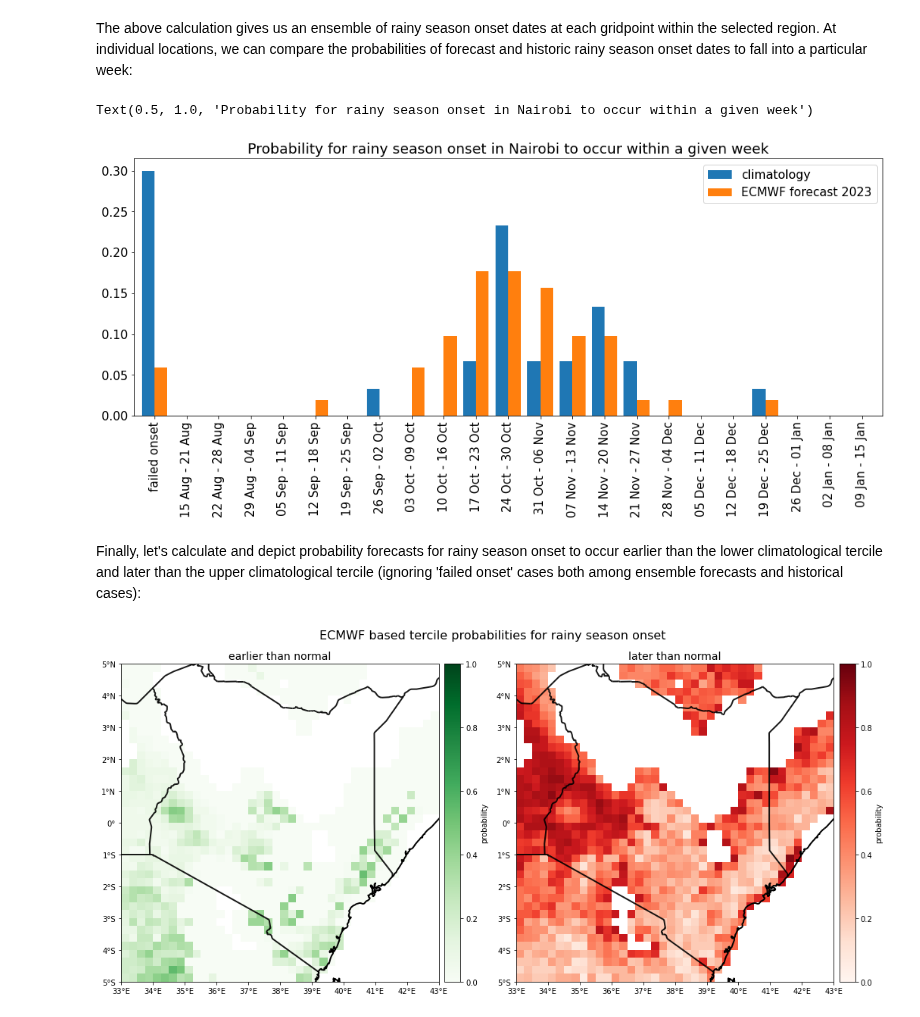
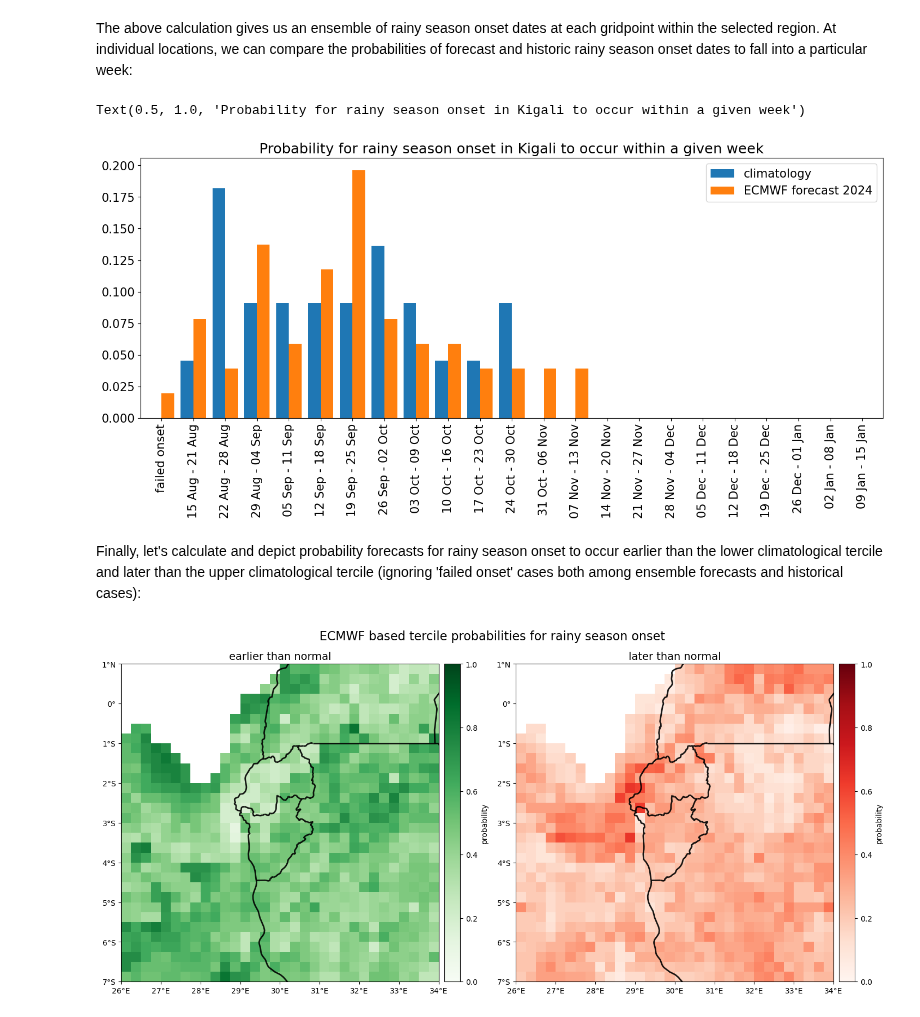
Before and after one commit to SeasonalForecastingEngine/CONFER-WP3, a Jupyter notebook: notebooks/onset_example.ipynb, the cells around one changed output. Drawn from its saved outputs; the diff is of its cells as text; code cells hidden in the pictures.

```diff
--- a/notebooks/onset_example.ipynb
+++ b/notebooks/onset_example.ipynb
@@ -25,9 +25,9 @@ Set the variables that define the season and region in which we search for rainy
 
 The default values used by ICPAC are thr_wet = 20, thr_dry = 1, and len_dry_spell = 7. However, for drier regions within GHA, these values can lead to a large number of years with a 'failed onset' because the onset criterion is not met. The subsequent cells will evaluate that and mask grid points with too many failed onset. If too many grid points are masked, we recommend adjusting these values and e.g. permit longer dry spells or lower the threshold for a wet spell.
 # %%
-region = 'Kenya'    # Either 'GHA' for the entire domain or any country name within the GHA region
+region = 'Rwanda'    # Either 'GHA' for the entire domain or any country name within the GHA region
 
-year_clm_start = 1993  # first year of the climatological reference period
+year_clm_start = 2001  # first year of the climatological reference period
 year_clm_end = 2022    # last year fof the climatological reference period
 
 year_fcst = 2024       # year for which a rainy season onset date should be predicted
@@ -200,47 +196,47 @@ Calculating rainy season onset dates ...
 # %% [markdown]
 The above calculation gives us an ensemble of rainy season onset dates at each gridpoint within the selected region. At individual locations, we can compare the probabilities of forecast and historic rainy season onset dates to fall into a particular week:
 # %%
-lon_exmpl = 36.82       # longitude of example location
-lat_exmpl = -1.29       # latitude of example location
-name_exmpl = 'Nairobi'  # name of the selected location
+#lon_exmpl = 36.82       # longitude of example location
+#lat_exmpl = -1.29       # latitude of example location
+#name_exmpl = 'Nairobi'  # name of the selected location
 
 #lon_exmpl = 38.75           # longitude of example location
 #lat_exmpl =  9.00           # latitude of example location
 #name_exmpl = 'Addis Abeba'  # name of the selected location
 
 #lon_exmpl = 32.56       # longitude of example location
 #lat_exmpl =  0.31       # latitude of example location
 #name_exmpl = 'Kampala'  # name of the selected location
 
 #lon_exmpl = 45.33         # longitude of example location
 #lat_exmpl =  2.05         # latitude of example location
 #name_exmpl = 'Moghadishu' # name of the selected location
 
 #lon_exmpl = 39.21            # longitude of example location
 #lat_exmpl = -6.84            # latitude of example location
 #name_exmpl = 'Dar-es-Salaam' # name of the selected location
 
-#lon_exmpl = 30.09       # longitude of example location
-#lat_exmpl = -1.96       # latitude of example location
-#name_exmpl = 'Kigali'   # name of the selected location
+lon_exmpl = 30.09       # longitude of example location
+lat_exmpl = -1.96       # latitude of example location
+name_exmpl = 'Kigali'   # name of the selected location
 
 
 
 ix, iy = get_nearest_grid_index(lon_exmpl, lat_exmpl, lon_chirps, lat_chirps)
 
 date_range_weeks = ['failed onset']+[(pd.Timestamp(date_start)+pd.Timedelta(days=7*iwk)).strftime("%d %b")+' - '+(pd.Timestamp(date_start)+pd.Timedelta(days=7*iwk+6)).strftime("%d %b") for iwk in range(nwks)]
 
 df_onset_prob = pd.DataFrame(index=date_range_weeks, columns=['climatology',f'{system.upper()} forecast {year_fcst}'])
 df_onset_prob['climatology'] = np.mean(np.equal.outer(onset_week_hist[:,iy,ix],np.arange(nwks+1)), axis=0)
 df_onset_prob[f'{system.upper()} forecast {year_fcst}'] = np.mean(np.equal.outer(onset_week_fcst[:,iy,ix],np.arange(nwks+1)), axis=0)
 
 plt.figure(figsize=(17,6))
 ax = plt.subplot(1, 1, 1)
 df_onset_prob.plot.bar(ax=ax, width=0.8, fontsize=15).legend(fontsize=15)
 ax.set_title(f'Probability for rainy season onset in {name_exmpl} to occur within a given week', fontsize=18)
 # %% [output]
-Text(0.5, 1.0, 'Probability for rainy season onset in Nairobi to occur within a given week')
+Text(0.5, 1.0, 'Probability for rainy season onset in Kigali to occur within a given week')
-[figure, old version]
+[figure, new version]
 # %% [markdown]
 Finally, let's calculate and depict probability forecasts for rainy season onset to occur earlier than the lower climatological tercile and later than the upper climatological tercile (ignoring 'failed onset' cases both among ensemble forecasts and historical cases):
 # %%
@@ -259,4 +255,4 @@ plot_fields (fields_list = [prob_fcst_bn, prob_fcst_an],
           vmax = 1,
           unit = 'probability')
 # %% [output]
-[figure, old version]
+[figure, new version]
```
Also changed, not shown: parts of 4 cells of this notebook, 1 other file.
